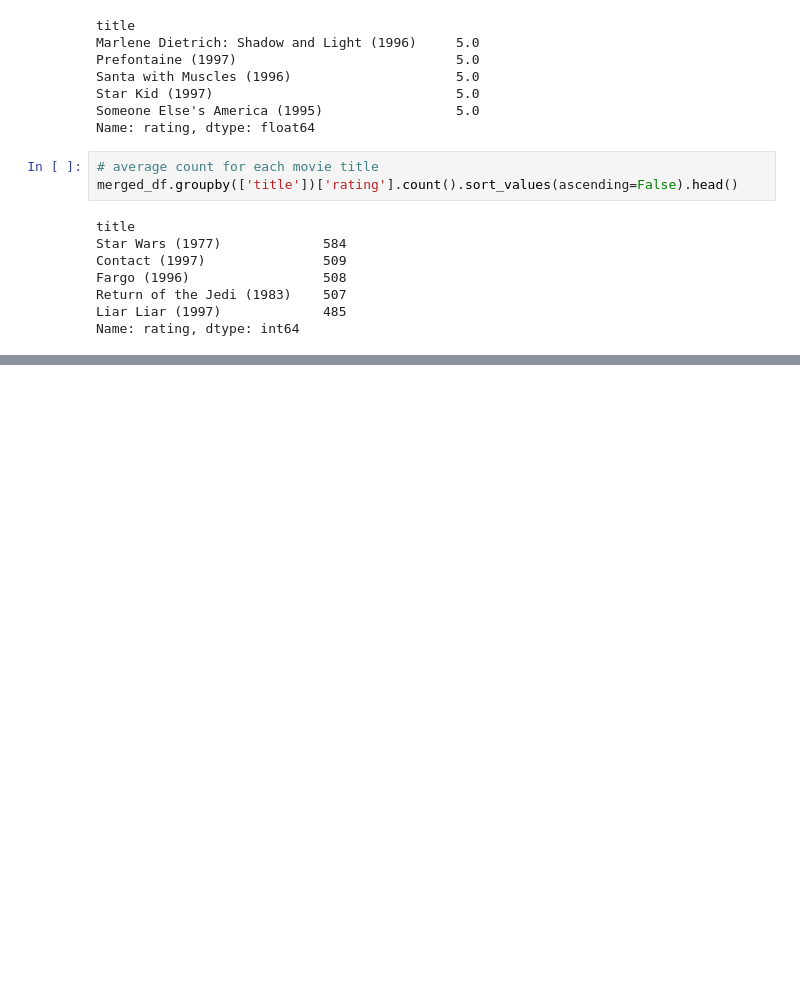
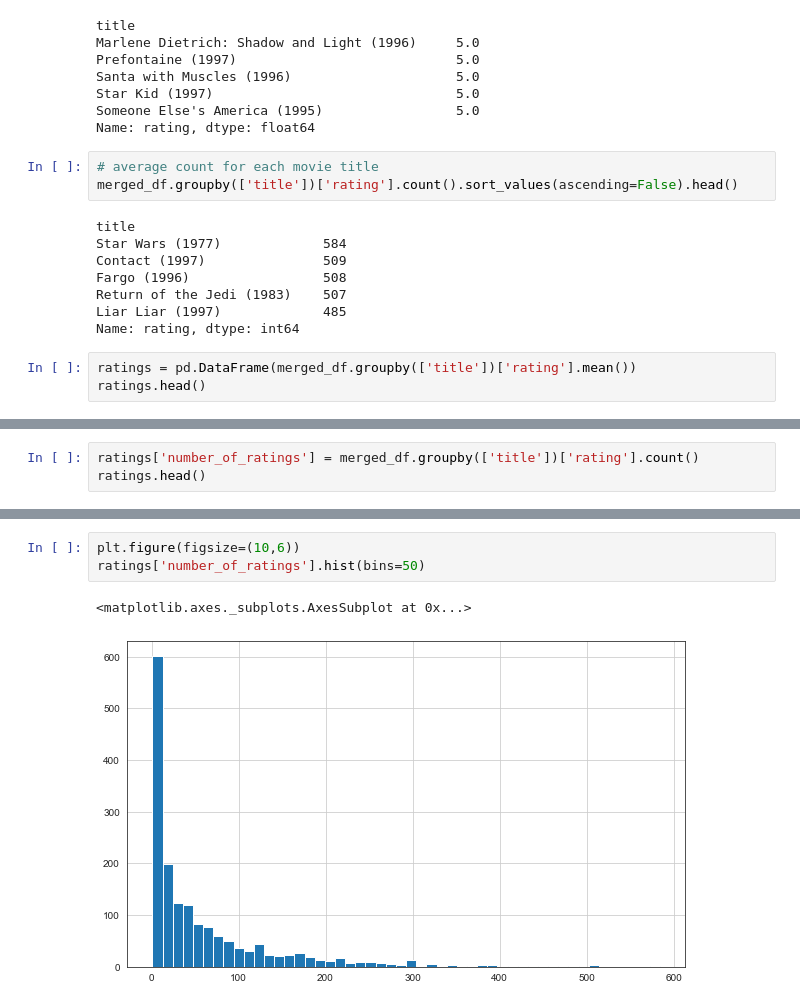
Before and after one commit to arjunjanamatti/recommend_system, a Jupyter notebook: youtube_videos/Untitled.ipynb, the cells around one changed output, grey strips where cells are left out. Cells and saved outputs as stored; diff of their text form; blank space fills up the shorter version.

```diff
--- a/youtube_videos/Untitled.ipynb
+++ b/youtube_videos/Untitled.ipynb
@@ -64,3 +64,6 @@ Fargo (1996)                 508
 Return of the Jedi (1983)    507
 Liar Liar (1997)             485
 Name: rating, dtype: int64
+# %%
+ratings = pd.DataFrame(merged_df.groupby(['title'])['rating'].mean())
+ratings.head()
@@ -66,0 +78,3 @@ Name: rating, dtype: int64
+# %%
+ratings['number_of_ratings'] = merged_df.groupby(['title'])['rating'].count()
+ratings.head()
@@ -66,0 +89,6 @@ Name: rating, dtype: int64
+# %%
+plt.figure(figsize=(10,6))
+ratings['number_of_ratings'].hist(bins=50)
+# %% [output]
+<matplotlib.axes._subplots.AxesSubplot at 0x...>
+[figure, added]
```
Also changed, not shown: parts of 4 cells of this notebook.
